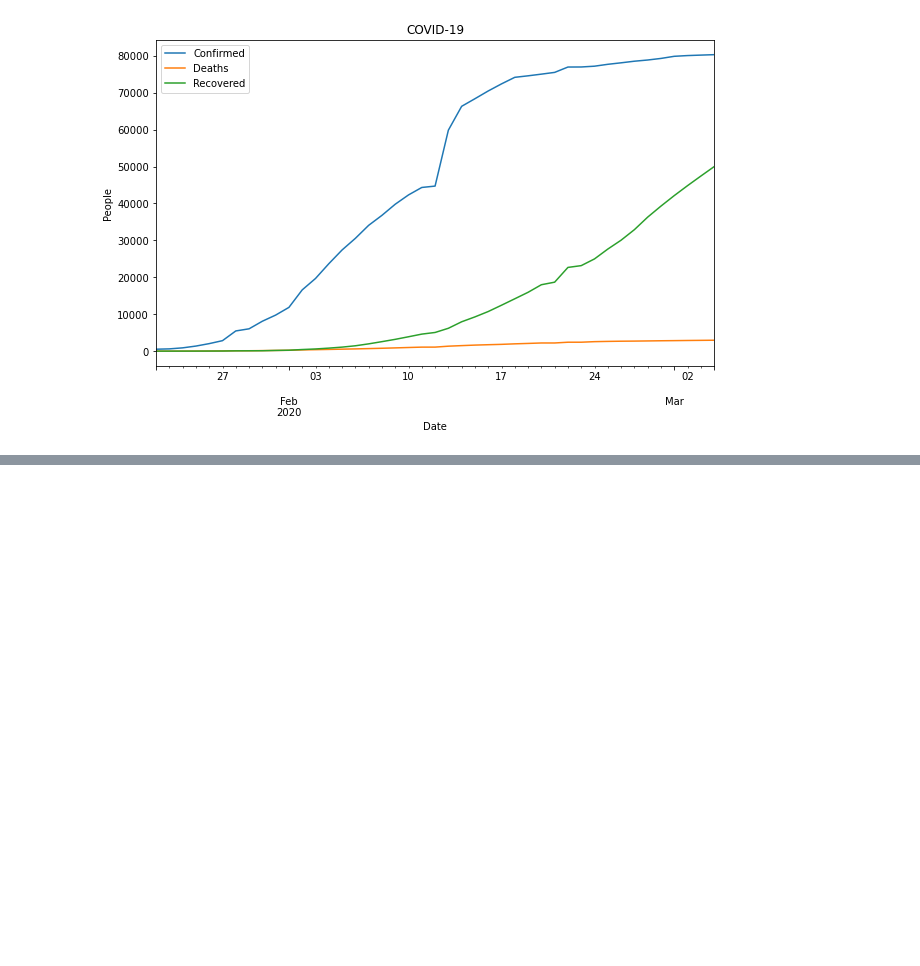
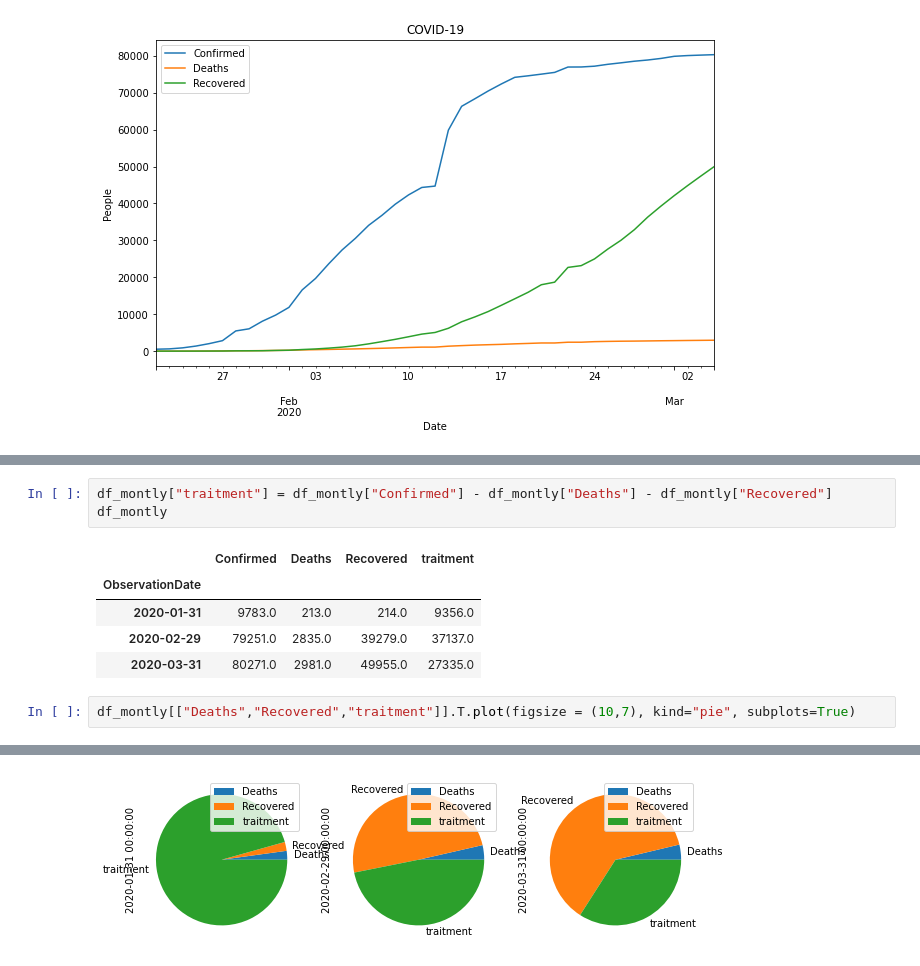
Before and after one commit to cristian-data-science/pythoncode, a Jupyter notebook: TimeSeries.ipynb, the cells around one changed output, grey strips where cells are left out. Cells and saved outputs as stored; diff of their text form; blank space fills up the shorter version.

```diff
--- a/TimeSeries.ipynb
+++ b/TimeSeries.ipynb
@@ -385,0 +415,12 @@ plt.show()
+# %%
+df_montly["traitment"] = df_montly["Confirmed"] - df_montly["Deaths"] - df_montly["Recovered"]
+df_montly
+# %% [output]
+|  | Confirmed | Deaths | Recovered | traitment |
+| ObservationDate |  |  |  |  |
+| 2020-01-31 | 9783.0 | 213.0 | 214.0 | 9356.0 |
+| 2020-02-29 | 79251.0 | 2835.0 | 39279.0 | 37137.0 |
+| 2020-03-31 | 80271.0 | 2981.0 | 49955.0 | 27335.0 |
+# %%
+df_montly[["Deaths","Recovered","traitment"]].T.plot(figsize = (10,7), kind="pie", subplots=True)
+# %% [output]
@@ -385,0 +430 @@ plt.show()
+[figure, added]
```
Also changed, not shown: parts of 7 cells of this notebook, 1 other file.
